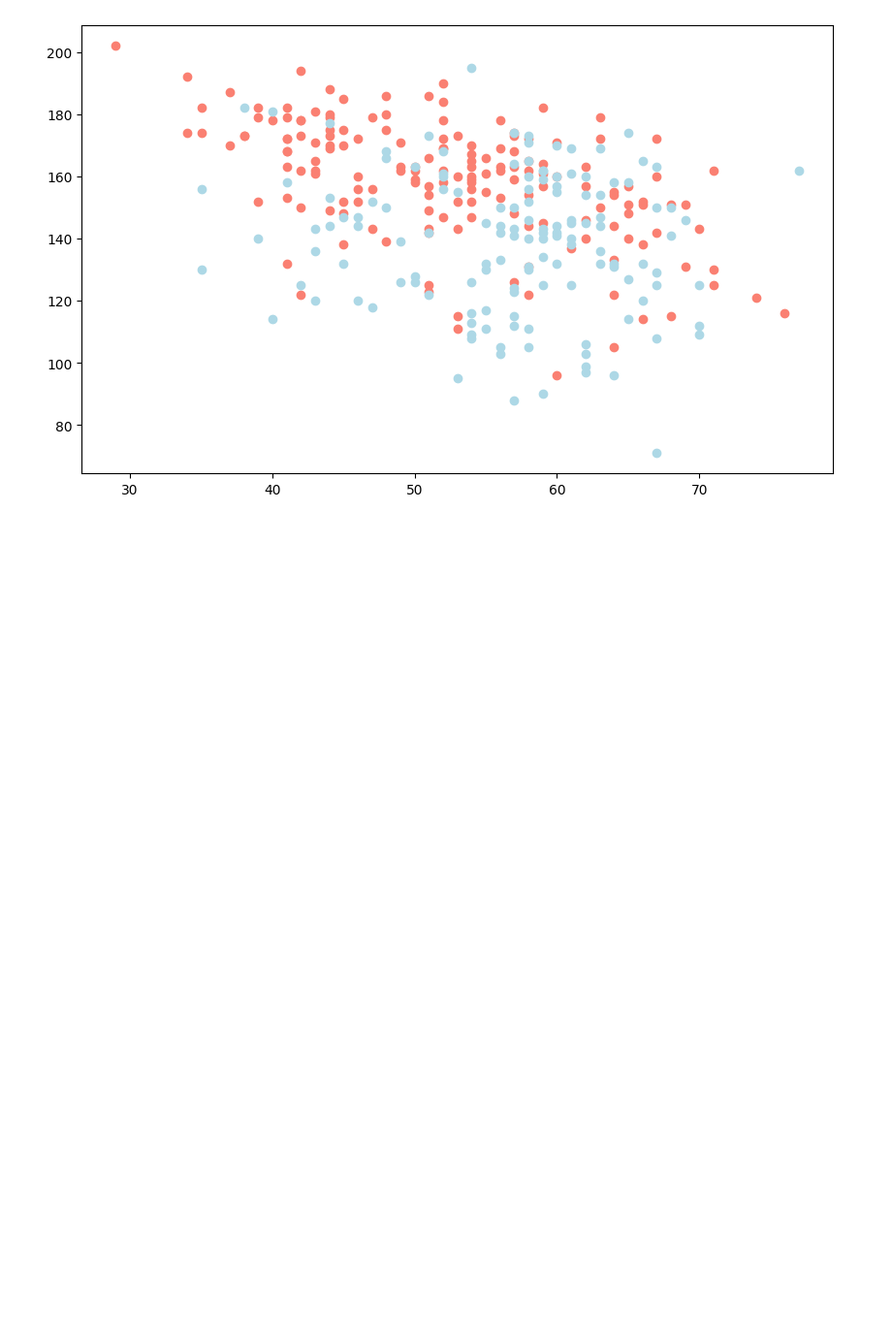
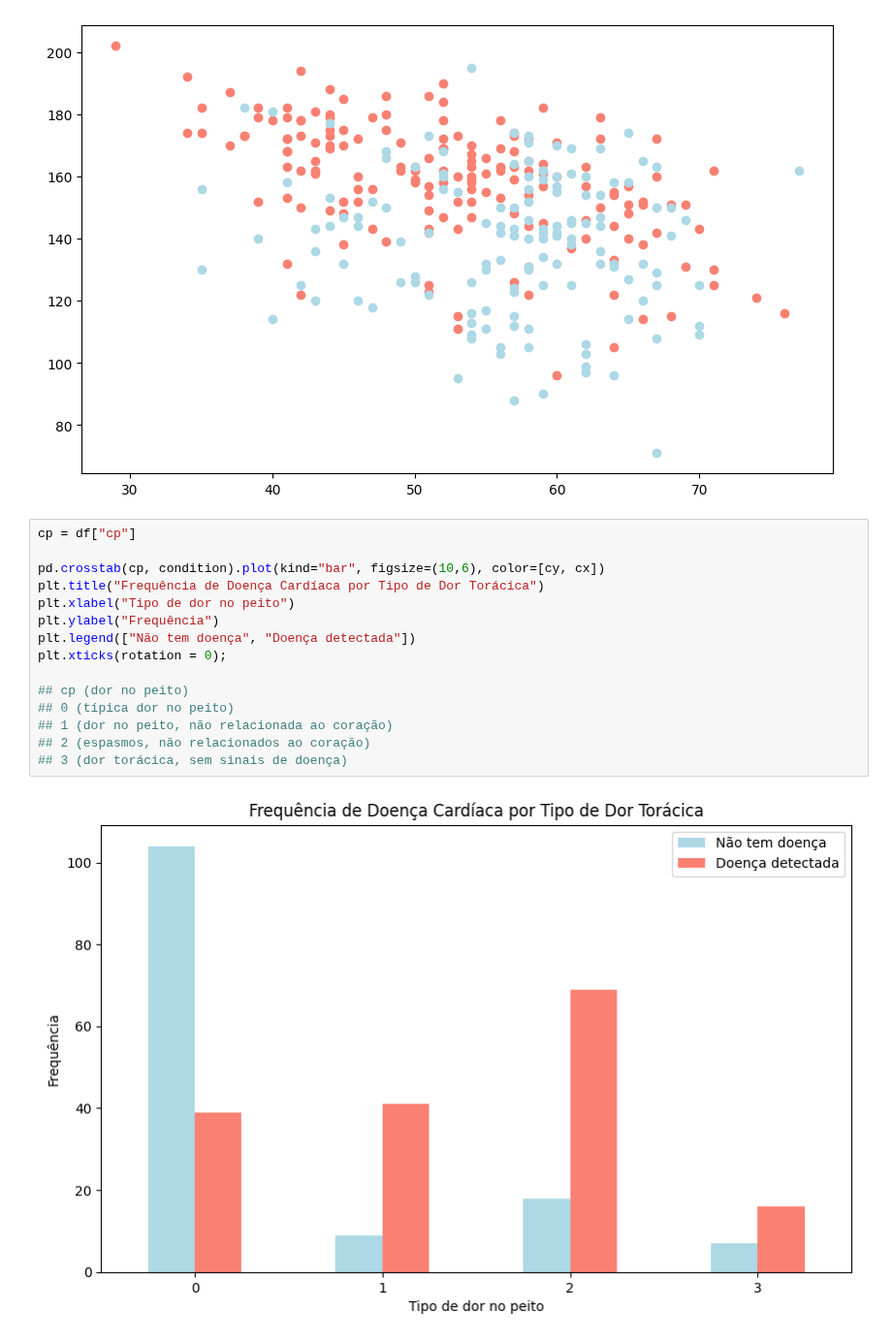
Before and after one commit to jmdjean/ML---Scikit-Learn---python---category, a Jupyter notebook: codigo-jupyter.ipynb, the cells around one changed output. Shown at 97% size. Saved outputs shown, nothing was run; the diff lists cells and outputs as text; blank space fills up the shorter version.

```diff
--- a/codigo-jupyter.ipynb
+++ b/codigo-jupyter.ipynb
@@ -86,3 +86,20 @@ plt.scatter(df["age"] [condition == 0],
 # %% [output]
 <matplotlib.collections.PathCollection at 0x...>
 [figure]
+# %%
+cp = df["cp"]
+
+pd.crosstab(cp, condition).plot(kind="bar", figsize=(10,6), color=[cy, cx])
+plt.title("Frequência de Doença Cardíaca por Tipo de Dor Torácica")
+plt.xlabel("Tipo de dor no peito")
+plt.ylabel("Frequência")
+plt.legend(["Não tem doença", "Doença detectada"])
+plt.xticks(rotation = 0);
+
+## cp (dor no peito)
+## 0 (típica dor no peito)
+## 1 (dor no peito, não relacionada ao coração)
+## 2 (espasmos, não relacionados ao coração)
+## 3 (dor torácica, sem sinais de doença)
+# %% [output]
+[figure, added]
```
Also changed, not shown: parts of 23 cells of this notebook.
